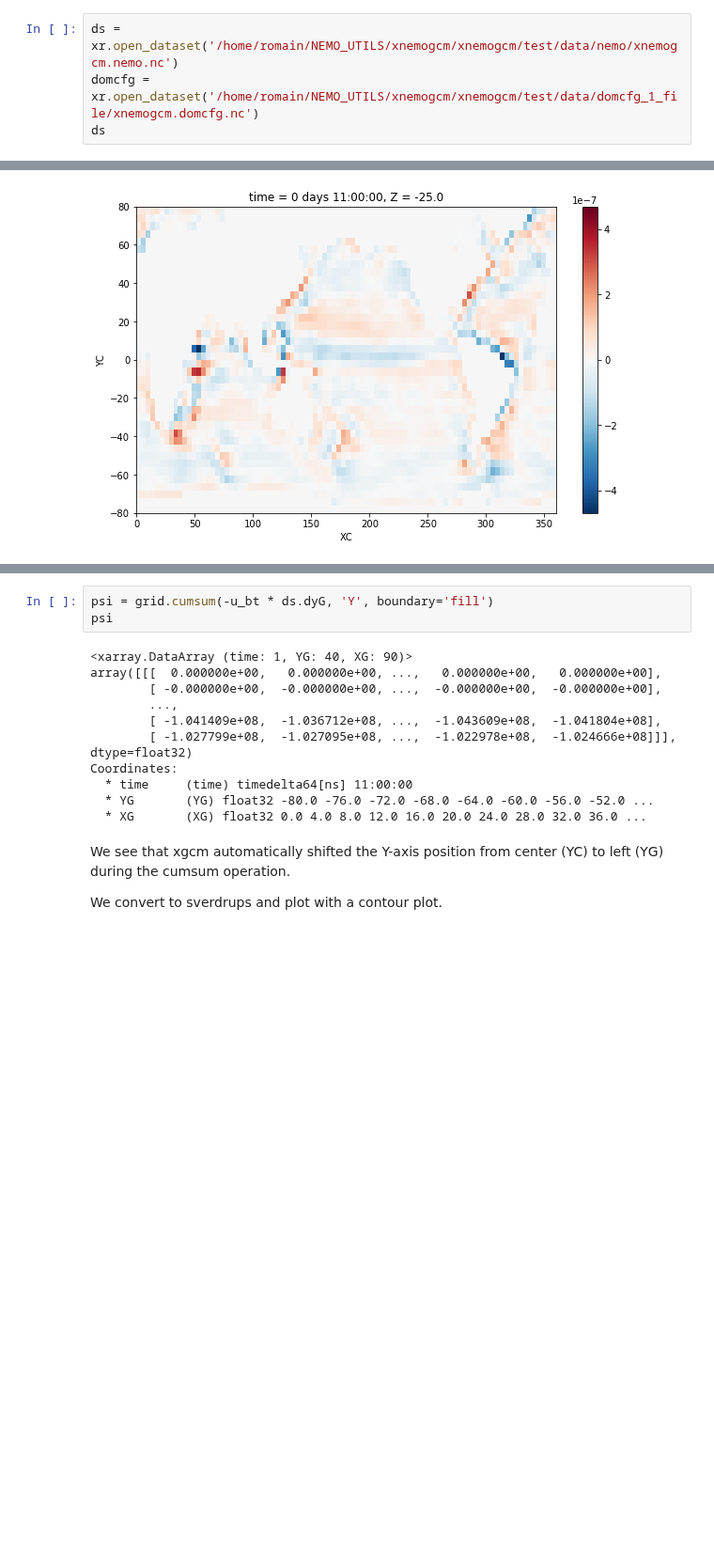
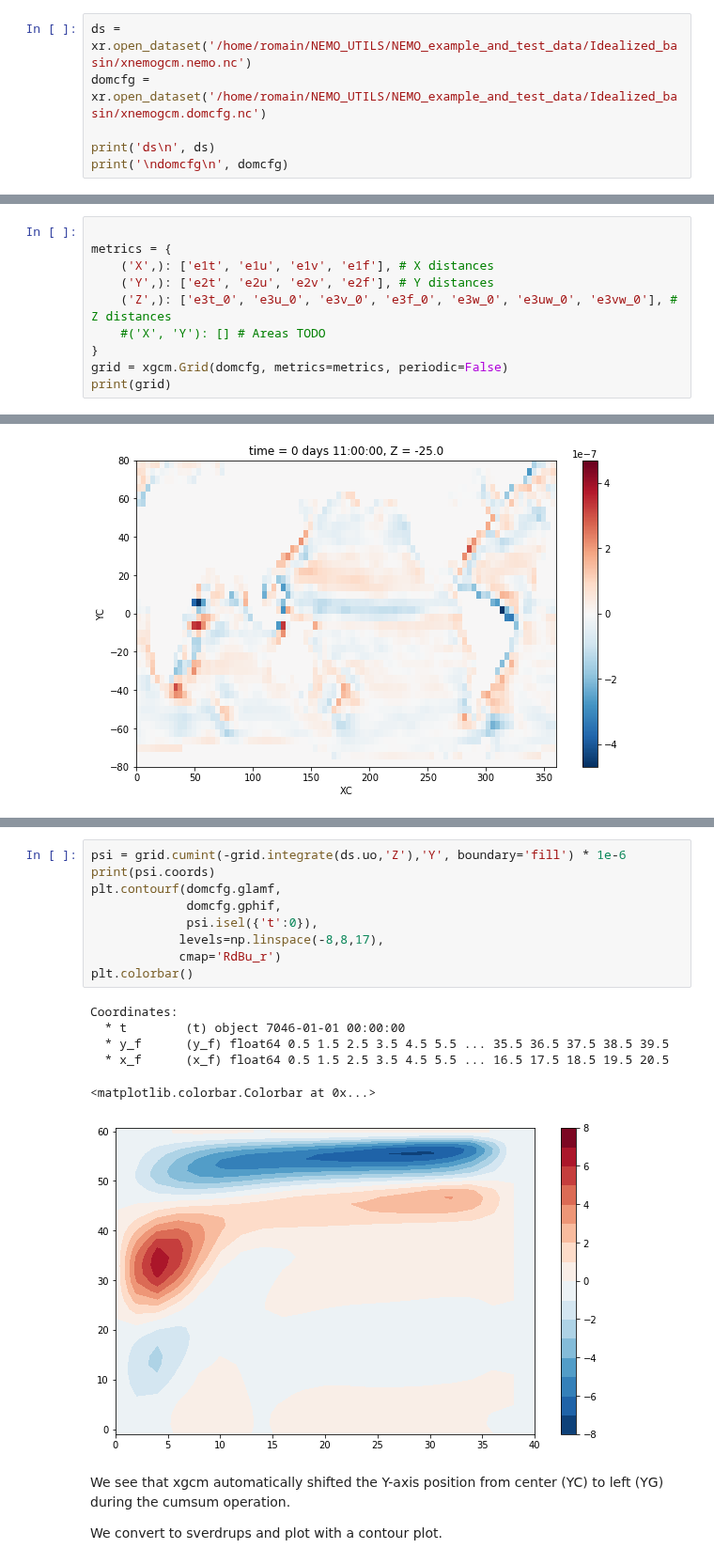
Before and after one commit to xgcm/xgcm, a Jupyter notebook: doc/example_nemo_idealized.ipynb, the cells around one changed output, grey strips where cells are left out. Shown at 94% size. Drawn from its saved outputs; the diff is of its cells as text; blank space fills up the shorter version.

```diff
--- a/doc/example_nemo_idealized.ipynb
+++ b/doc/example_nemo_idealized.ipynb
@@ -18,5 +18,7 @@ Now we open the example dataset, which is stored with the xgcm github repository
 # %%
-ds = xr.open_dataset('/home/romain/NEMO_UTILS/xnemogcm/xnemogcm/test/data/nemo/xnemogcm.nemo.nc')
-domcfg = xr.open_dataset('/home/romain/NEMO_UTILS/xnemogcm/xnemogcm/test/data/domcfg_1_file/xnemogcm.domcfg.nc')
-ds
+ds = xr.open_dataset('/home/romain/NEMO_UTILS/NEMO_example_and_test_data/Idealized_basin/xnemogcm.nemo.nc')
+domcfg = xr.open_dataset('/home/romain/NEMO_UTILS/NEMO_example_and_test_data/Idealized_basin/xnemogcm.domcfg.nc')
+
+print('ds\n', ds)
+print('\ndomcfg\n', domcfg)
 # %% [output]
@@ -58,0 +48,10 @@ Y Axis (not periodic):
+# %%
+
+metrics = {
+    ('X',): ['e1t', 'e1u', 'e1v', 'e1f'], # X distances
+    ('Y',): ['e2t', 'e2u', 'e2v', 'e2f'], # Y distances
+    ('Z',): ['e3t_0', 'e3u_0', 'e3v_0', 'e3f_0', 'e3w_0', 'e3uw_0', 'e3vw_0'], # Z distances
+    #('X', 'Y'): [] # Areas TODO
+}
+grid = xgcm.Grid(domcfg, metrics=metrics, periodic=False)
+print(grid)
@@ -225,17 +235,19 @@ We calculate this by integrating $u_{bt}$ along the Y axis using the grid object
-# %%
-psi = grid.cumsum(-u_bt * ds.dyG, 'Y', boundary='fill')
-psi
-# %% [output]
-<xarray.DataArray (time: 1, YG: 40, XG: 90)>
-array([[[  0.000000e+00,   0.000000e+00, ...,   0.000000e+00,   0.000000e+00],
-        [ -0.000000e+00,  -0.000000e+00, ...,  -0.000000e+00,  -0.000000e+00],
-        ...,
-        [ -1.041409e+08,  -1.036712e+08, ...,  -1.043609e+08,  -1.041804e+08],
-        [ -1.027799e+08,  -1.027095e+08, ...,  -1.022978e+08,  -1.024666e+08]]], dtype=float32)
-Coordinates:
-  * time     (time) timedelta64[ns] 11:00:00
-  * YG       (YG) float32 -80.0 -76.0 -72.0 -68.0 -64.0 -60.0 -56.0 -52.0 ...
-  * XG       (XG) float32 0.0 4.0 8.0 12.0 16.0 20.0 24.0 28.0 32.0 36.0 ...
+# %%
+psi = grid.cumint(-grid.integrate(ds.uo,'Z'),'Y', boundary='fill') * 1e-6
+print(psi.coords)
+plt.contourf(domcfg.glamf,
+             domcfg.gphif,
+             psi.isel({'t':0}),
+            levels=np.linspace(-8,8,17),
+            cmap='RdBu_r')
+plt.colorbar()
+# %% [output]
+Coordinates:
+  * t        (t) object 7046-01-01 00:00:00
+  * y_f      (y_f) float64 0.5 1.5 2.5 3.5 4.5 5.5 ... 35.5 36.5 37.5 38.5 39.5
+  * x_f      (x_f) float64 0.5 1.5 2.5 3.5 4.5 5.5 ... 16.5 17.5 18.5 19.5 20.5
+<matplotlib.colorbar.Colorbar at 0x...>
+[figure, added]
 # %% [markdown]
 We see that xgcm automatically shifted the Y-axis position from center (YC) to left (YG) during the cumsum operation.
 
```
Also changed, not shown: parts of 8 cells of this notebook, 1 other file.
